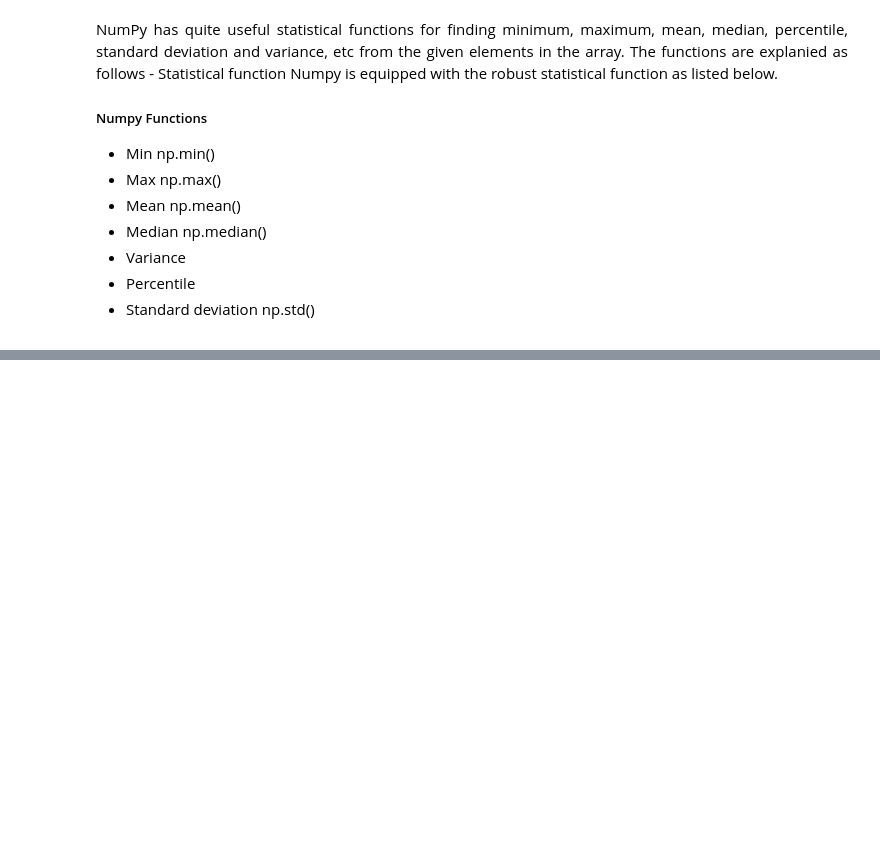
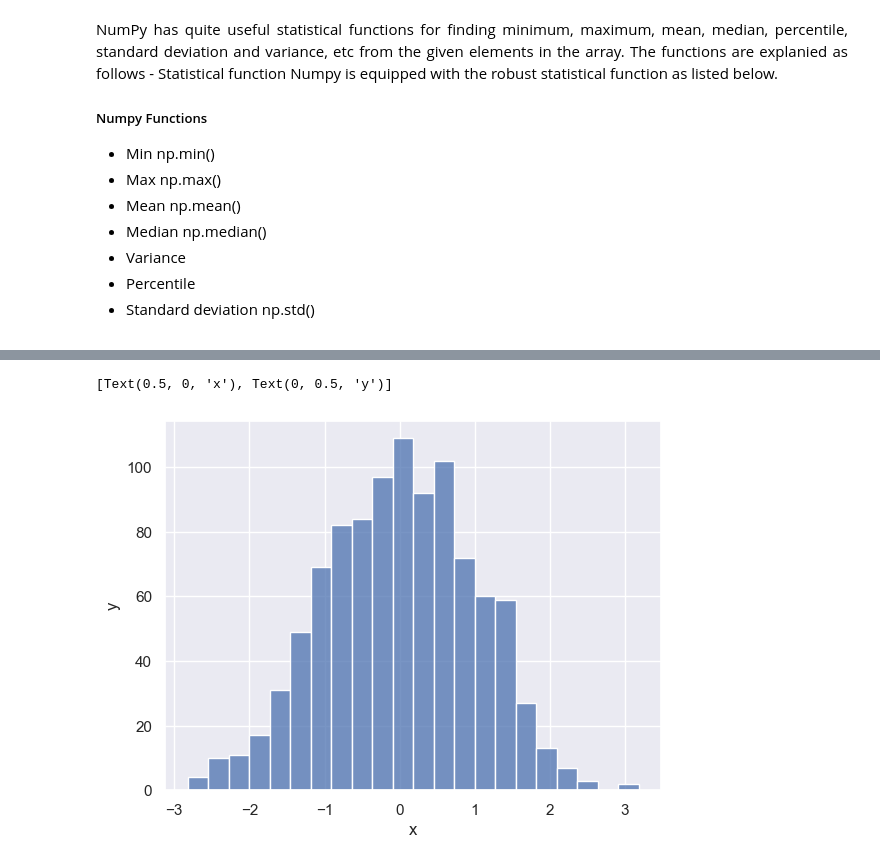
Before and after one commit to MelihKrts/30-Days-Of-Python, a Jupyter notebook: Day_24_Statistics/Numpy.ipynb, the cells around one changed output, grey strips where cells are left out. Cells and saved outputs as stored; diff of their text form; code cells hidden in the pictures; blank space fills up the shorter version.

```diff
--- a/Day_24_Statistics/Numpy.ipynb
+++ b/Day_24_Statistics/Numpy.ipynb
@@ -665,0 +877,7 @@ Third Column:  [3 6]
+# %%
+x = np.random.normal(size=1000)
+ax = sns.histplot(x)
+ax.set(xlabel="x", ylabel="y")
+# %% [output]
+[Text(0.5, 0, 'x'), Text(0, 0.5, 'y')]
+[figure, added]
```
Also changed, not shown: parts of 46 cells of this notebook.
